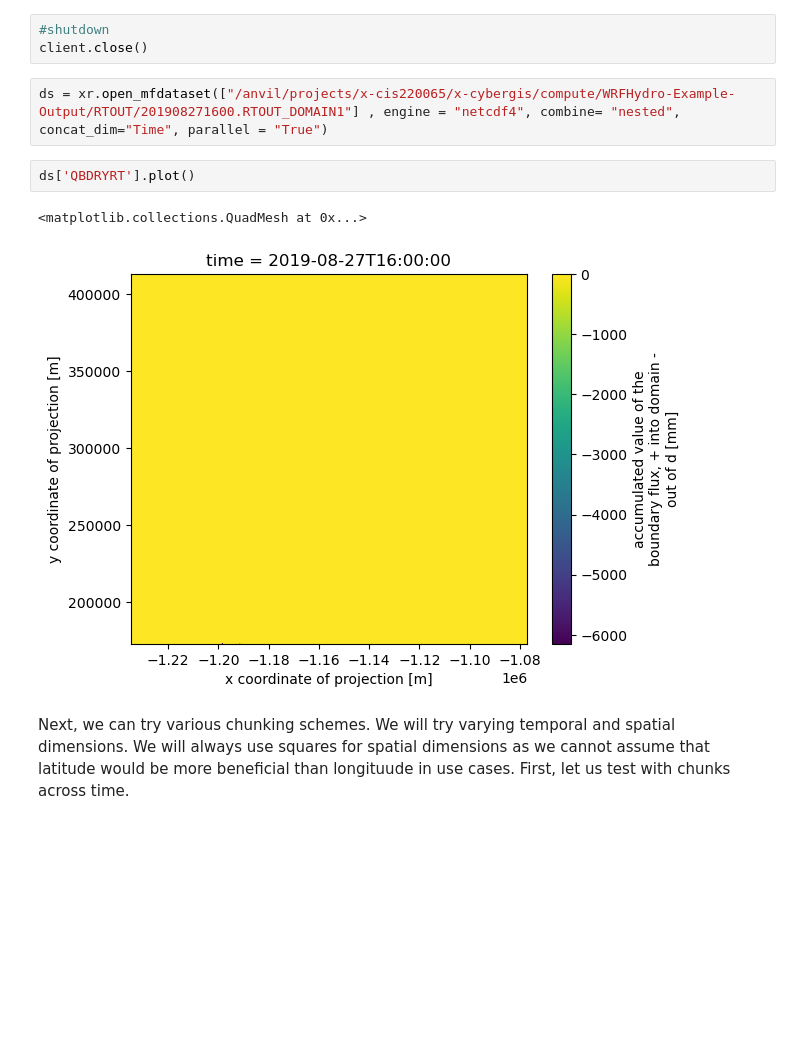
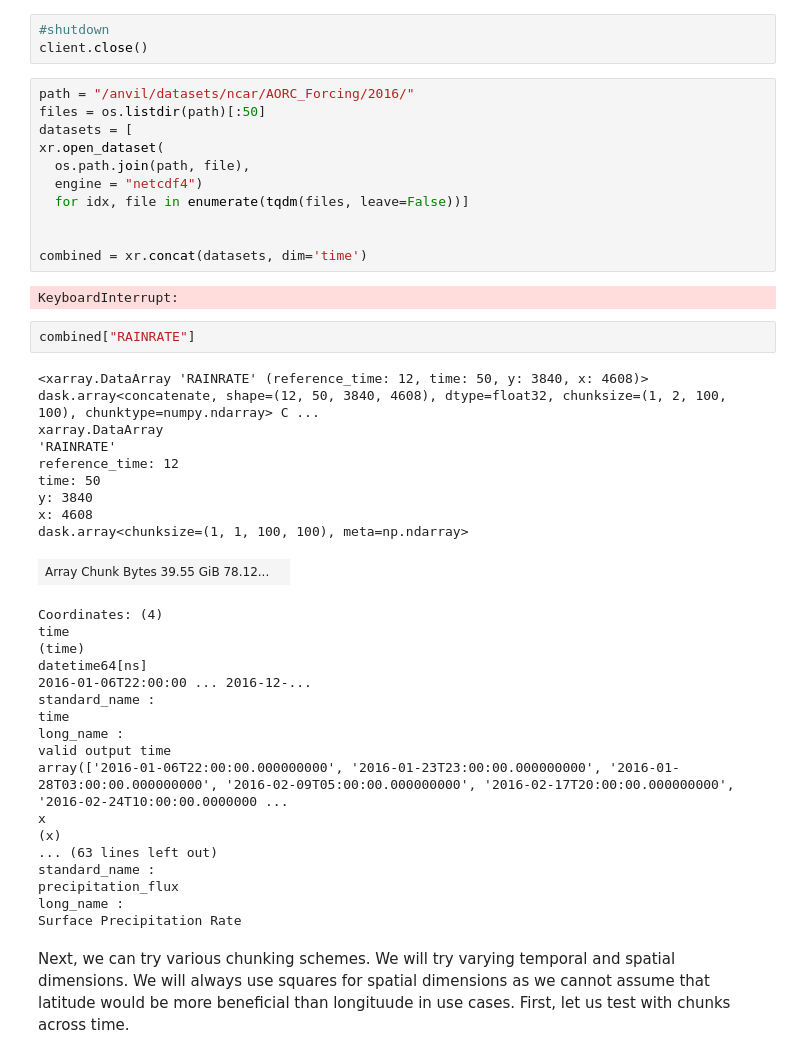
Before and after one commit to I-GUIDE/dataminecloudoptimized, a Jupyter notebook: Benchmark.ipynb, the cells around one changed output. Cells and saved outputs as stored; diff of their text form; blank space fills up the shorter version.

```diff
--- a/Benchmark.ipynb
+++ b/Benchmark.ipynb
@@ -23,13 +24,48 @@ client
 # %%
 #shutdown
 client.close()
-# %%
-ds = xr.open_mfdataset(["/anvil/projects/x-cis220065/x-cybergis/compute/WRFHydro-Example-Output/RTOUT/201908271600.RTOUT_DOMAIN1"] , engine = "netcdf4", combine= "nested", concat_dim="Time", parallel = "True")
-# %%
-ds['QBDRYRT'].plot()
-# %% [output]
-<matplotlib.collections.QuadMesh at 0x...>
-[figure, removed]
+# %%
+path = "/anvil/datasets/ncar/AORC_Forcing/2016/"
+files = os.listdir(path)[:50]
+datasets = [
+xr.open_dataset(
+  os.path.join(path, file),
+  engine = "netcdf4")
+  for idx, file in enumerate(tqdm(files, leave=False))]
+
+
+combined = xr.concat(datasets, dim='time')
+# %% [output]
+KeyboardInterrupt:
+# %%
+combined["RAINRATE"]
+# %% [output]
+<xarray.DataArray 'RAINRATE' (reference_time: 12, time: 50, y: 3840, x: 4608)> dask.array<concatenate, shape=(12, 50, 3840, 4608), dtype=float32, chunksize=(1, 2, 100, 100), chunktype=numpy.ndarray> C ...
+xarray.DataArray
+'RAINRATE'
+reference_time: 12
+time: 50
+y: 3840
+x: 4608
+dask.array<chunksize=(1, 1, 100, 100), meta=np.ndarray>
+| Array Chunk Bytes 39.55 GiB 78.12... |  |
+Coordinates: (4)
+time
+(time)
+datetime64[ns]
+2016-01-06T22:00:00 ... 2016-12-...
+standard_name :
+time
+long_name :
+valid output time
+array(['2016-01-06T22:00:00.000000000', '2016-01-23T23:00:00.000000000', '2016-01-28T03:00:00.000000000', '2016-02-09T05:00:00.000000000', '2016-02-17T20:00:00.000000000', '2016-02-24T10:00:00.0000000 ...
+x
+(x)
+... (63 lines left out)
+standard_name :
+precipitation_flux
+long_name :
+Surface Precipitation Rate
 # %% [markdown]
 Next, we can try various chunking schemes. We will try varying temporal and spatial dimensions. We will always use squares for spatial dimensions as we cannot assume that latitude would be more beneficial than longituude in use cases. First, let us test with chunks across time.
 # %% [markdown]
```
Also changed, not shown: parts of 3 cells of this notebook, 9 other files.
